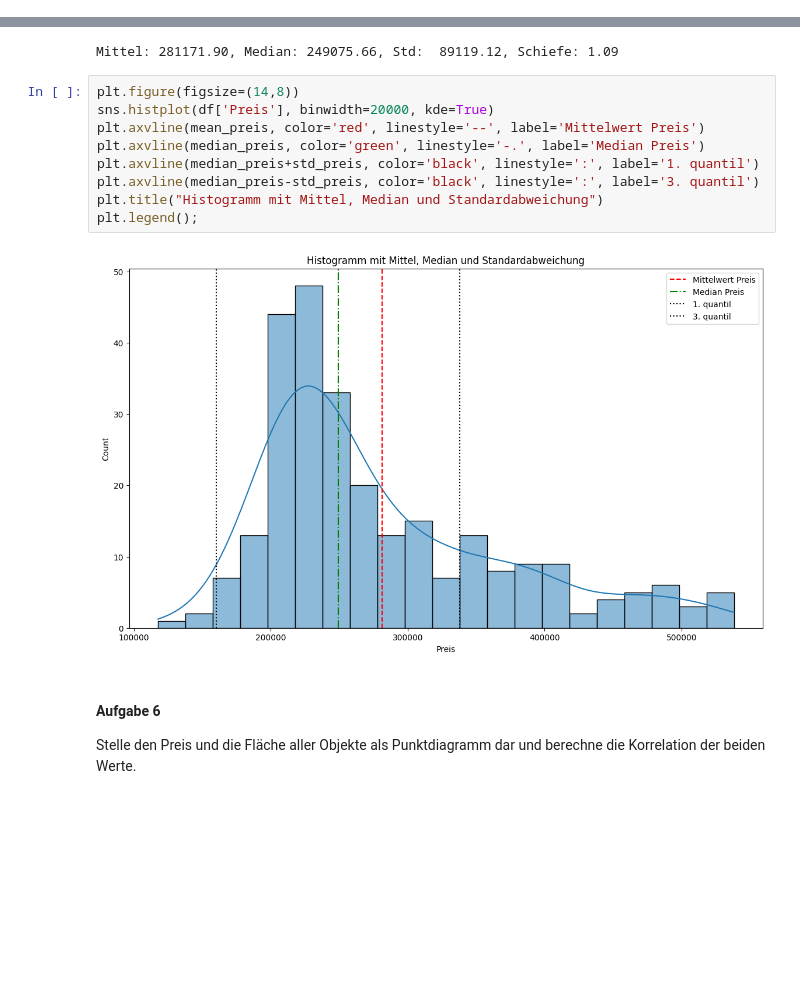
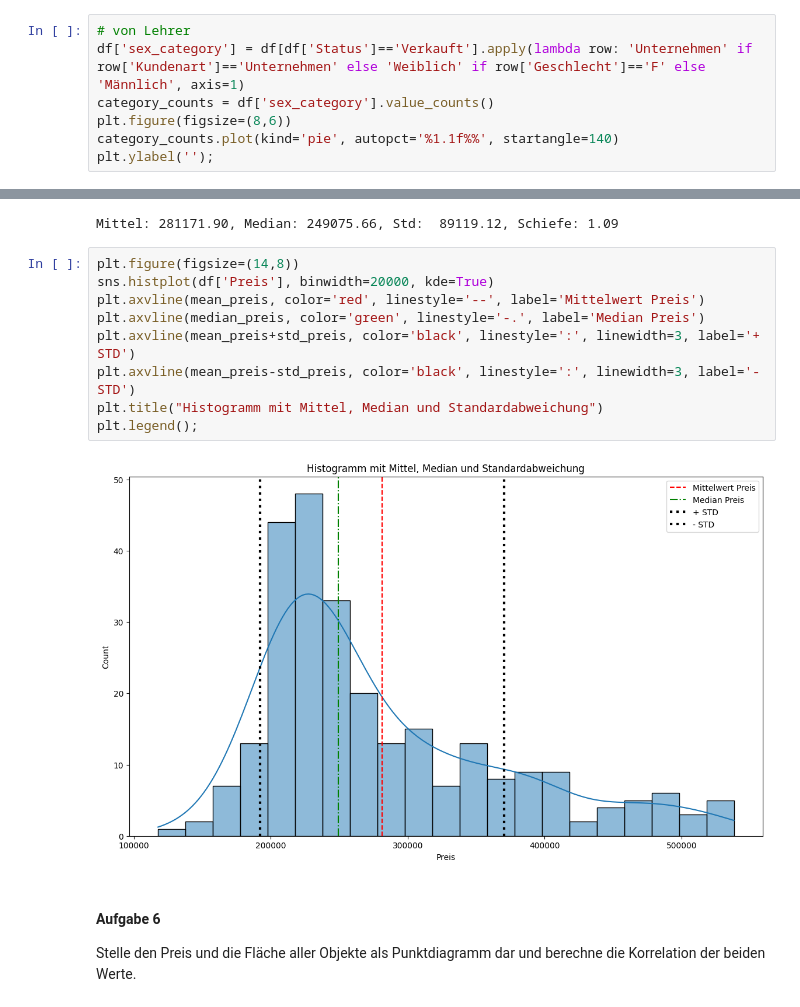
Before and after one commit to olhaishchenko/BBQ_Datei, a Jupyter notebook: projekt/immobilien/immobilien.ipynb, the cells around one changed output, grey strips where cells are left out. Cells and saved outputs as stored; diff of their text form; blank space fills up the shorter version.

```diff
--- a/projekt/immobilien/immobilien.ipynb
+++ b/projekt/immobilien/immobilien.ipynb
@@ -74,3 +88,10 @@ plt.ylabel("")  # Entfernt die y-Achse
 plt.show()
 # %% [output]
 [figure]
+# %%
+# von Lehrer
+df['sex_category'] = df[df['Status']=='Verkauft'].apply(lambda row: 'Unternehmen' if row['Kundenart']=='Unternehmen' else 'Weiblich' if row['Geschlecht']=='F' else 'Männlich', axis=1)
+category_counts = df['sex_category'].value_counts()
+plt.figure(figsize=(8,6))
+category_counts.plot(kind='pie', autopct='%1.1f%%', startangle=140)
+plt.ylabel('');
@@ -114,14 +145,14 @@ Mittel: 281171.90, Median: 249075.66, Std:  89119.12, Schiefe: 1.09
 # %%
 plt.figure(figsize=(14,8))
 sns.histplot(df['Preis'], binwidth=20000, kde=True)
 plt.axvline(mean_preis, color='red', linestyle='--', label='Mittelwert Preis')
 plt.axvline(median_preis, color='green', linestyle='-.', label='Median Preis')
-plt.axvline(median_preis+std_preis, color='black', linestyle=':', label='1. quantil')
-plt.axvline(median_preis-std_preis, color='black', linestyle=':', label='3. quantil')
+plt.axvline(mean_preis+std_preis, color='black', linestyle=':', linewidth=3, label='+ STD')
+plt.axvline(mean_preis-std_preis, color='black', linestyle=':', linewidth=3, label='- STD')
 plt.title("Histogramm mit Mittel, Median und Standardabweichung")
 plt.legend();
 # %% [output]
-[figure, old version]
+[figure, new version]
 # %% [markdown]
 #### Aufgabe 6
 Stelle den Preis und die Fläche aller Objekte als Punktdiagramm dar und berechne die
```
Also changed, not shown: parts of 4 cells of this notebook, 2 other files.
